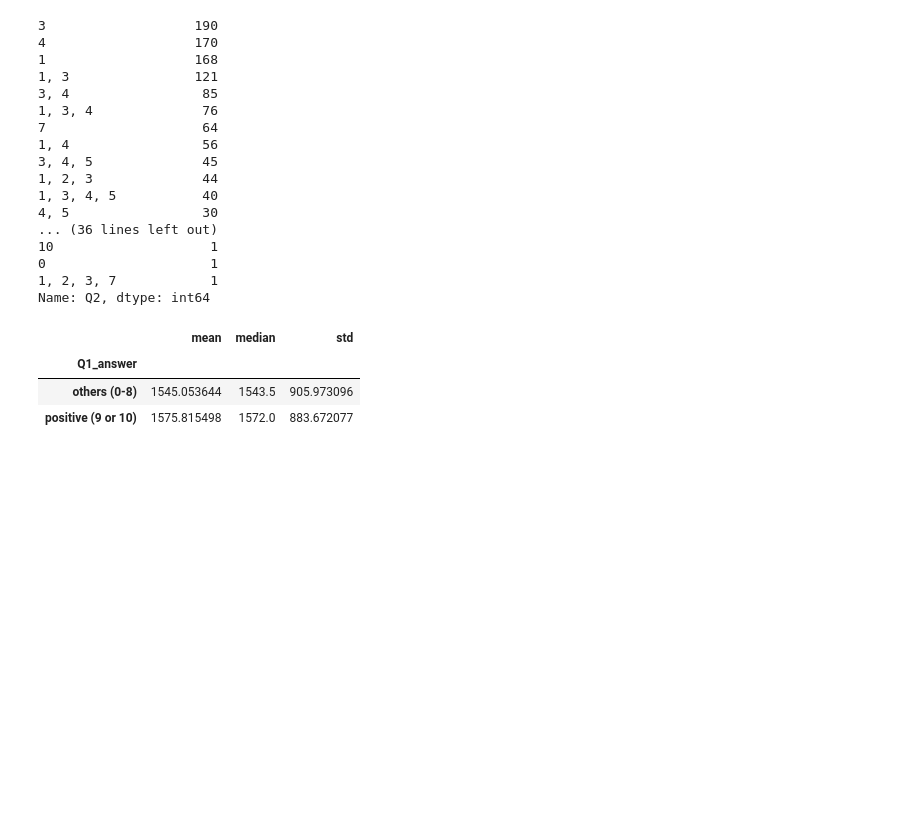
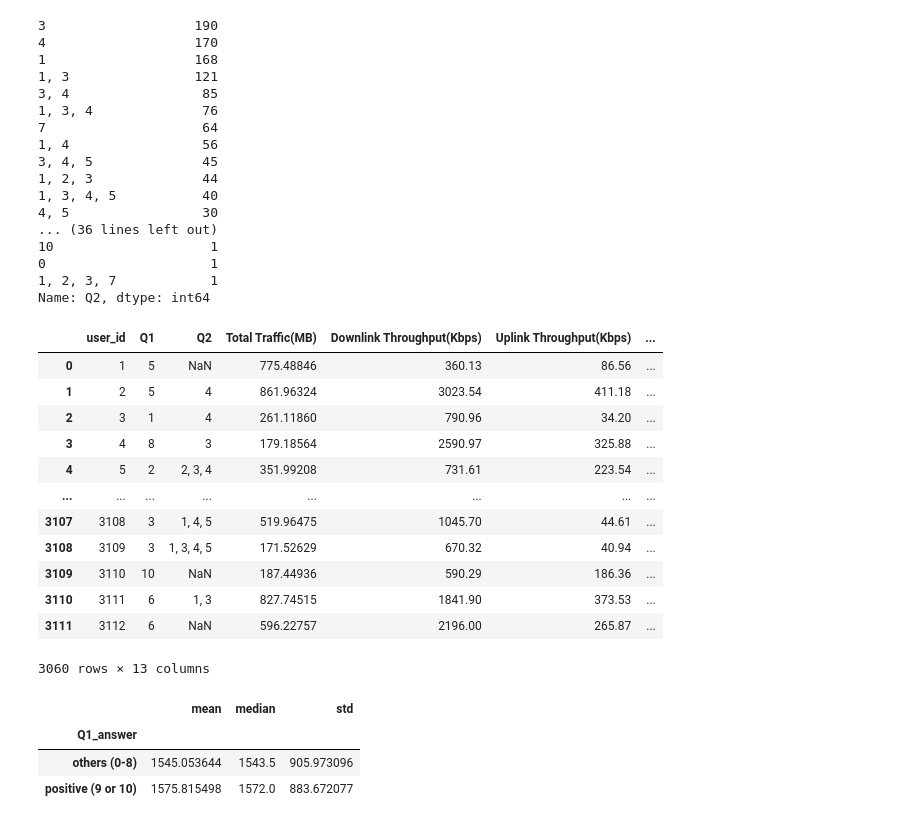
Before and after one commit to KruglikovAnton/megafons_clients_investigation, a Jupyter notebook: megafon_investigation.ipynb, the cells around one changed output. Cells and saved outputs as stored; diff of their text form; code cells hidden in the pictures; blank space fills up the shorter version.

```diff
--- a/megafon_investigation.ipynb
+++ b/megafon_investigation.ipynb
@@ -225,6 +260,25 @@ main_df_Q1.Q2.value_counts()
 0                     1
 1, 2, 3, 7            1
 Name: Q2, dtype: int64
+# %%
+# Как видим, пользователи, которые оценивали услуги ниже 9, зачастую давали несколько ответов.
+# Представим ответы на 2 вопрос в виде one-hot
+
+main_df_Q1
+# %% [output]
+|  | user_id | Q1 | Q2 | Total Traffic(MB) | Downlink Throughput(Kbps) | Uplink Throughput(Kbps) | ... |
+| 0 | 1 | 5 | NaN | 775.48846 | 360.13 | 86.56 | ... |
+| 1 | 2 | 5 | 4 | 861.96324 | 3023.54 | 411.18 | ... |
+| 2 | 3 | 1 | 4 | 261.11860 | 790.96 | 34.20 | ... |
+| 3 | 4 | 8 | 3 | 179.18564 | 2590.97 | 325.88 | ... |
+| 4 | 5 | 2 | 2, 3, 4 | 351.99208 | 731.61 | 223.54 | ... |
+| ... | ... | ... | ... | ... | ... | ... | ... |
+| 3107 | 3108 | 3 | 1, 4, 5 | 519.96475 | 1045.70 | 44.61 | ... |
+| 3108 | 3109 | 3 | 1, 3, 4, 5 | 171.52629 | 670.32 | 40.94 | ... |
+| 3109 | 3110 | 10 | NaN | 187.44936 | 590.29 | 186.36 | ... |
+| 3110 | 3111 | 6 | 1, 3 | 827.74515 | 1841.90 | 373.53 | ... |
+| 3111 | 3112 | 6 | NaN | 596.22757 | 2196.00 | 265.87 | ... |
+3060 rows × 13 columns
 # %%
 main_df_Q1
 # %%
```
Also changed, not shown: parts of 3 cells of this notebook.
